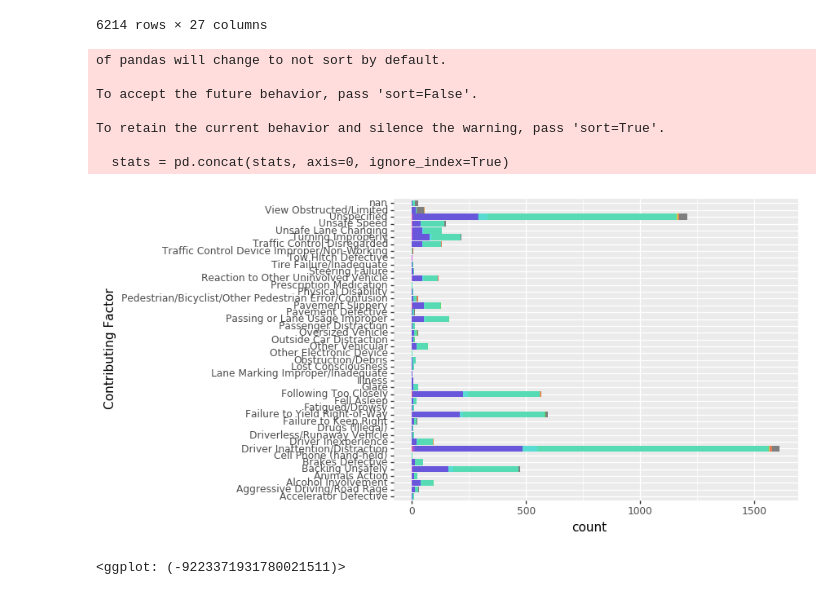
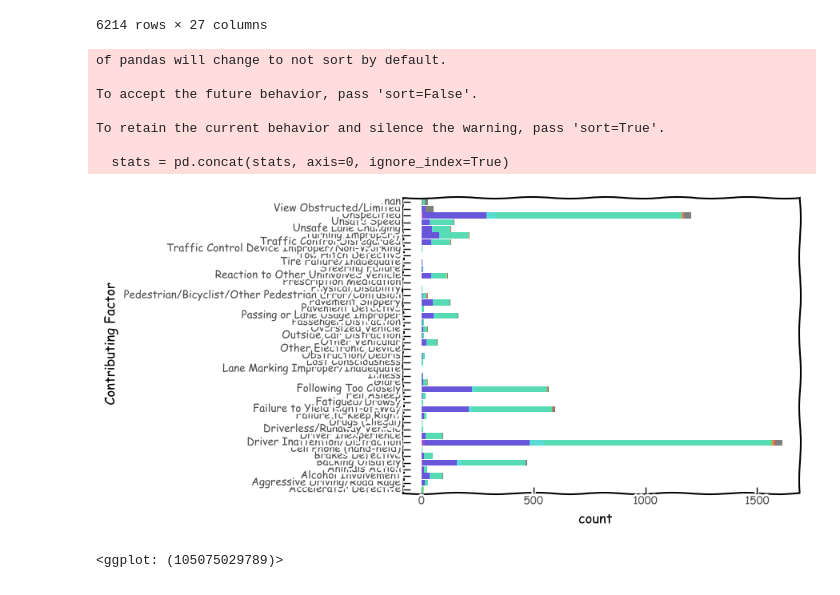
Before and after one commit to nschettini/python, a Jupyter notebook: visionzero.ipynb, the cells around one changed output. Cells and saved outputs as stored; diff of their text form; code cells hidden in the pictures.

```diff
--- a/visionzero.ipynb
+++ b/visionzero.ipynb
@@ -41,19 +41,19 @@ sidata.drop(columns=['OFF STREET NAME', 'UNIQUE KEY'])
 # %%
 (ggplot(sidata, aes('CONTRIBUTING FACTOR VEHICLE 1')) +
  geom_bar(aes(fill= 'VEHICLE TYPE CODE 1'), show_legend=False) +
  coord_flip() +
- xlab("Contributing Factor")
-)
+ theme_xkcd() +
+ xlab("Contributing Factor") )
 # %% [output]
 of pandas will change to not sort by default.
 
 To accept the future behavior, pass 'sort=False'.
 
 To retain the current behavior and silence the warning, pass 'sort=True'.
 
   stats = pd.concat(stats, axis=0, ignore_index=True)
-[figure, old version]
+[figure, new version]
-<ggplot: (-9223371931780021511)>
+<ggplot: (105075029789)>
 # %%
 from folium.plugins import HeatMap
 # %%
```
Also changed, not shown: parts of 1 cell of this notebook.
